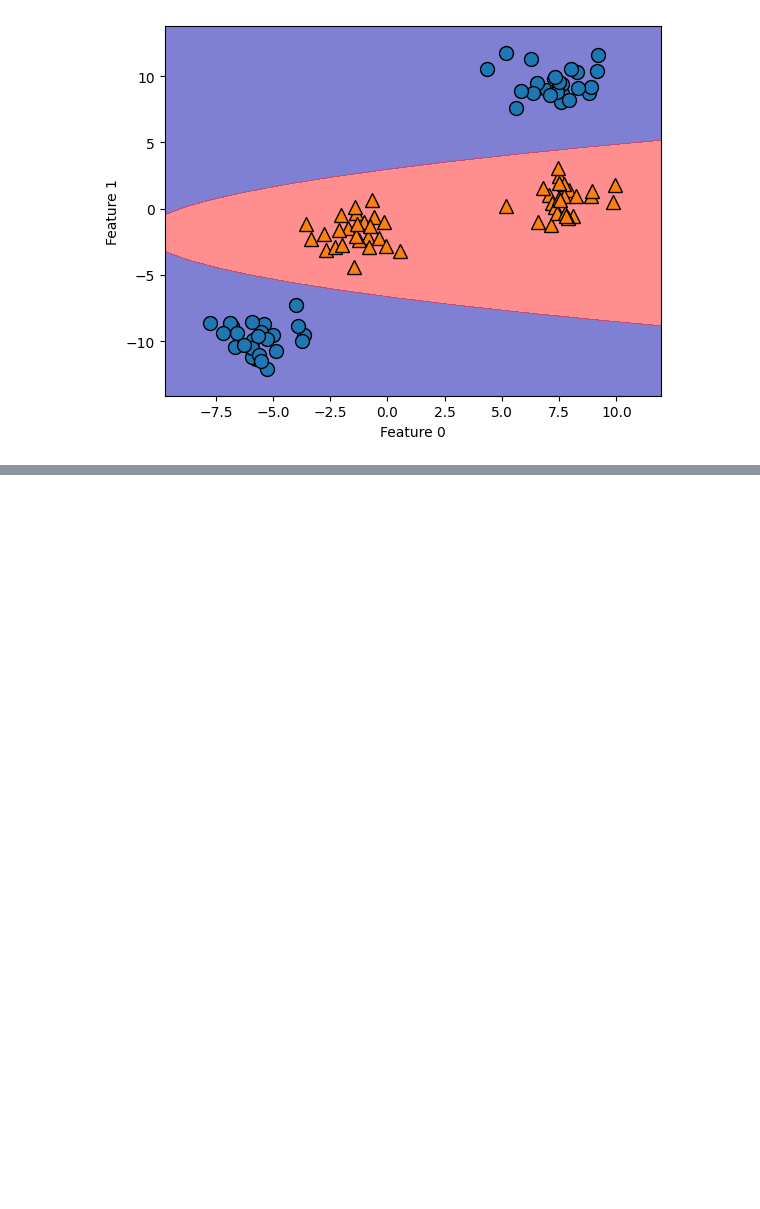
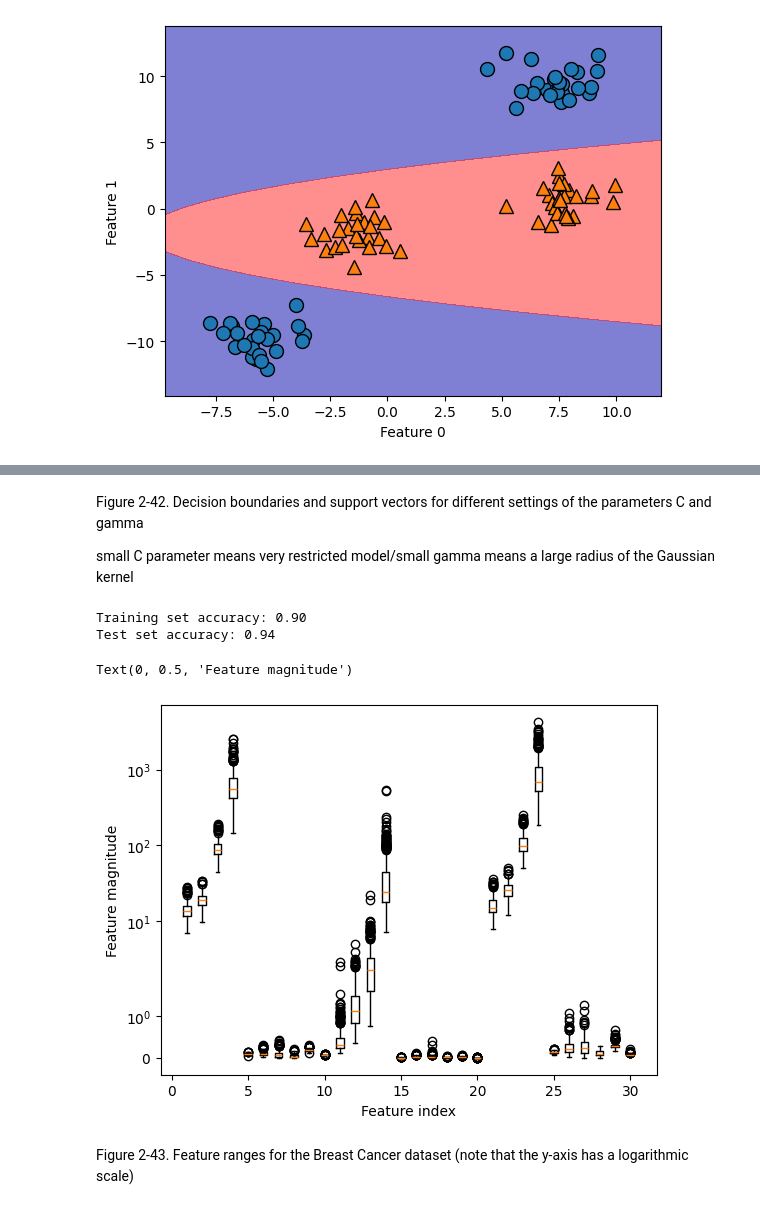
Before and after one commit to Youngsoo1024/Python_ML, a Jupyter notebook: Chap 2/ch2_test.ipynb, the cells around one changed output, grey strips where cells are left out. Drawn from its saved outputs; the diff is of its cells as text; code cells hidden in the pictures; blank space fills up the shorter version.

```diff
--- a/Chap 2/ch2_test.ipynb
+++ b/Chap 2/ch2_test.ipynb
@@ -907,0 +937,26 @@ Text(0, 0.5, 'Feature 1')
+# %% [markdown]
+Figure 2-42. Decision boundaries and support vectors for different settings of the parameters C and gamma
+
+small C parameter means very restricted model/small gamma means a large radius of the Gaussian kernel
+# %%
+X_train, X_test, y_train, y_test = train_test_split(
+    cancer.data, cancer.target, random_state=0
+)
+svc = SVC()
+svc.fit(X_train, y_train)
+
+print("Training set accuracy: {:.2f}".format(svc.score(X_train, y_train)))
+print("Test set accuracy: {:.2f}".format(svc.score(X_test, y_test)))
+# %% [output]
+Training set accuracy: 0.90
+Test set accuracy: 0.94
+# %%
+plt.boxplot(X_train, manage_ticks=False)
+plt.yscale("symlog")
+plt.xlabel("Feature index")
+plt.ylabel("Feature magnitude")
+# %% [output]
+Text(0, 0.5, 'Feature magnitude')
+[figure, added]
+# %% [markdown]
+Figure 2-43. Feature ranges for the Breast Cancer dataset (note that the y-axis has a logarithmic scale)
```
Also changed, not shown: parts of 2 cells of this notebook.
